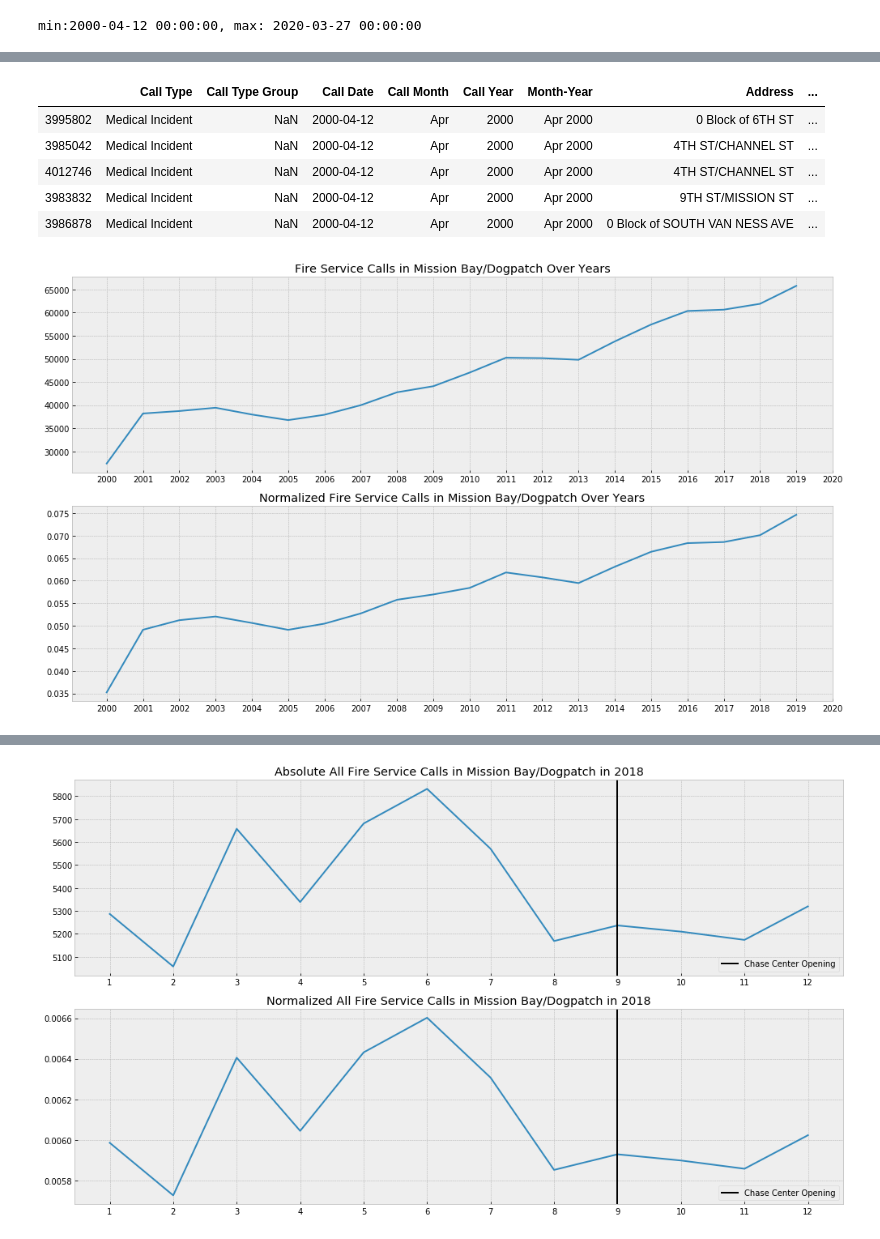
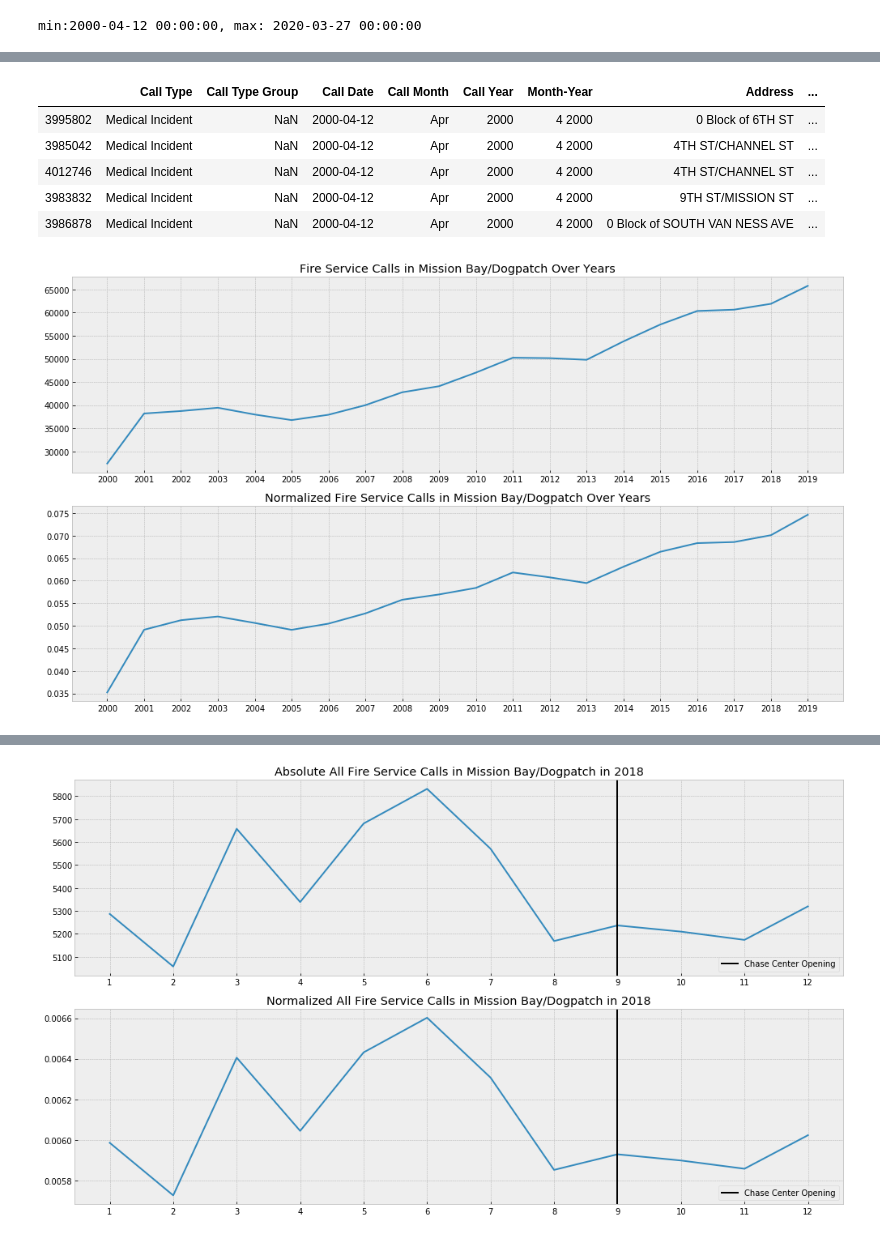
Before and after one commit to sherryduong93/chasestadiumimpact, a Jupyter notebook: Fire_Department_EDA.ipynb, the cells around one changed output, grey strips where cells are left out. Cells and saved outputs as stored; diff of their text form; code cells hidden in the pictures.

```diff
--- a/Fire_Department_EDA.ipynb
+++ b/Fire_Department_EDA.ipynb
@@ -96,33 +121,32 @@ months = mbdp_fire['Call Month'].sort_values().unique()
 # %%
-mbdp_fire.groupby('Call Year').sum()['Norm']
-# fire_calls.to_csv('mbdp_normalized_fire_calls.csv')
-mbdp_fire = pd.read_csv('mbdp_normalized_fire_calls.csv')
+# fire_calls.to_csv('mbdp_normalized_fire_calls2.csv')
+mbdp_fire = pd.read_csv('mbdp_normalized_fire_calls2.csv')
 # %%
 mbdplt2019 = mbdp_fire[mbdp_fire['Call Year']<2020]
 mbdplt2019.head()
 # %% [output]
 |  | Call Type | Call Type Group | Call Date | Call Month | Call Year | Month-Year | Address | ... |
-| 3995802 | Medical Incident | NaN | 2000-04-12 | Apr | 2000 | Apr 2000 | 0 Block of 6TH ST | ... |
-| 3985042 | Medical Incident | NaN | 2000-04-12 | Apr | 2000 | Apr 2000 | 4TH ST/CHANNEL ST | ... |
-| 4012746 | Medical Incident | NaN | 2000-04-12 | Apr | 2000 | Apr 2000 | 4TH ST/CHANNEL ST | ... |
-| 3983832 | Medical Incident | NaN | 2000-04-12 | Apr | 2000 | Apr 2000 | 9TH ST/MISSION ST | ... |
-| 3986878 | Medical Incident | NaN | 2000-04-12 | Apr | 2000 | Apr 2000 | 0 Block of SOUTH VAN NESS AVE | ... |
+| 3995802 | Medical Incident | NaN | 2000-04-12 | Apr | 2000 | 4 2000 | 0 Block of 6TH ST | ... |
+| 3985042 | Medical Incident | NaN | 2000-04-12 | Apr | 2000 | 4 2000 | 4TH ST/CHANNEL ST | ... |
+| 4012746 | Medical Incident | NaN | 2000-04-12 | Apr | 2000 | 4 2000 | 4TH ST/CHANNEL ST | ... |
+| 3983832 | Medical Incident | NaN | 2000-04-12 | Apr | 2000 | 4 2000 | 9TH ST/MISSION ST | ... |
+| 3986878 | Medical Incident | NaN | 2000-04-12 | Apr | 2000 | 4 2000 | 0 Block of SOUTH VAN NESS AVE | ... |
 # %%
 #Normalized Data by Population V2
 mbdplt2019 = mbdp_fire[mbdp_fire['Call Year']<2020]
 
 fig, ax = plt.subplots(2,1, figsize=(14,8))
-ax[0].plot(mbdplt2019['Call Year'].unique(), mbdplt2019.groupby(['Call Year']).count()['Call Date'])
-ax[0].set_xticks(years)
+ax[0].plot(mbdplt2019['Call Year'].unique(), mbdplt2019.sort_values('Call Year').groupby(['Call Year']).count()['Call Date'])
+ax[0].set_xticks(mbdplt2019['Call Year'].unique())
 ax[0].set_title('Fire Service Calls in Mission Bay/Dogpatch Over Years')
-ax[1].plot(mbdplt2019['Call Year'].unique(), mbdplt2019.groupby('Call Year').sum()['Norm'])
-ax[1].set_xticks(year)
+ax[1].plot(mbdplt2019['Call Year'].unique(), mbdplt2019.sort_values('Call Year').groupby('Call Year').sum()['Norm'])
+ax[1].set_xticks(mbdplt2019['Call Year'].unique())
 ax[1].set_title('Normalized Fire Service Calls in Mission Bay/Dogpatch Over Years')
-plt.savefig('Fire_Calls_2000-2020.png', dpi=300)
+# plt.savefig('Graphs/Fire_Calls_2000-2020.png', dpi=300)
 plt.tight_layout()
 plt.show()
 # %% [output]
-[figure, old version]
+[figure, new version]
 # %%
 date_range = pd.date_range(start='2015-01-01', end='2020-04-01')
 mbdpjul19 = mbdp_fire[mbdp_fire['Call Date'].isin(date_range)]
```
Also changed, not shown: parts of 15 cells of this notebook, 6 other files.
